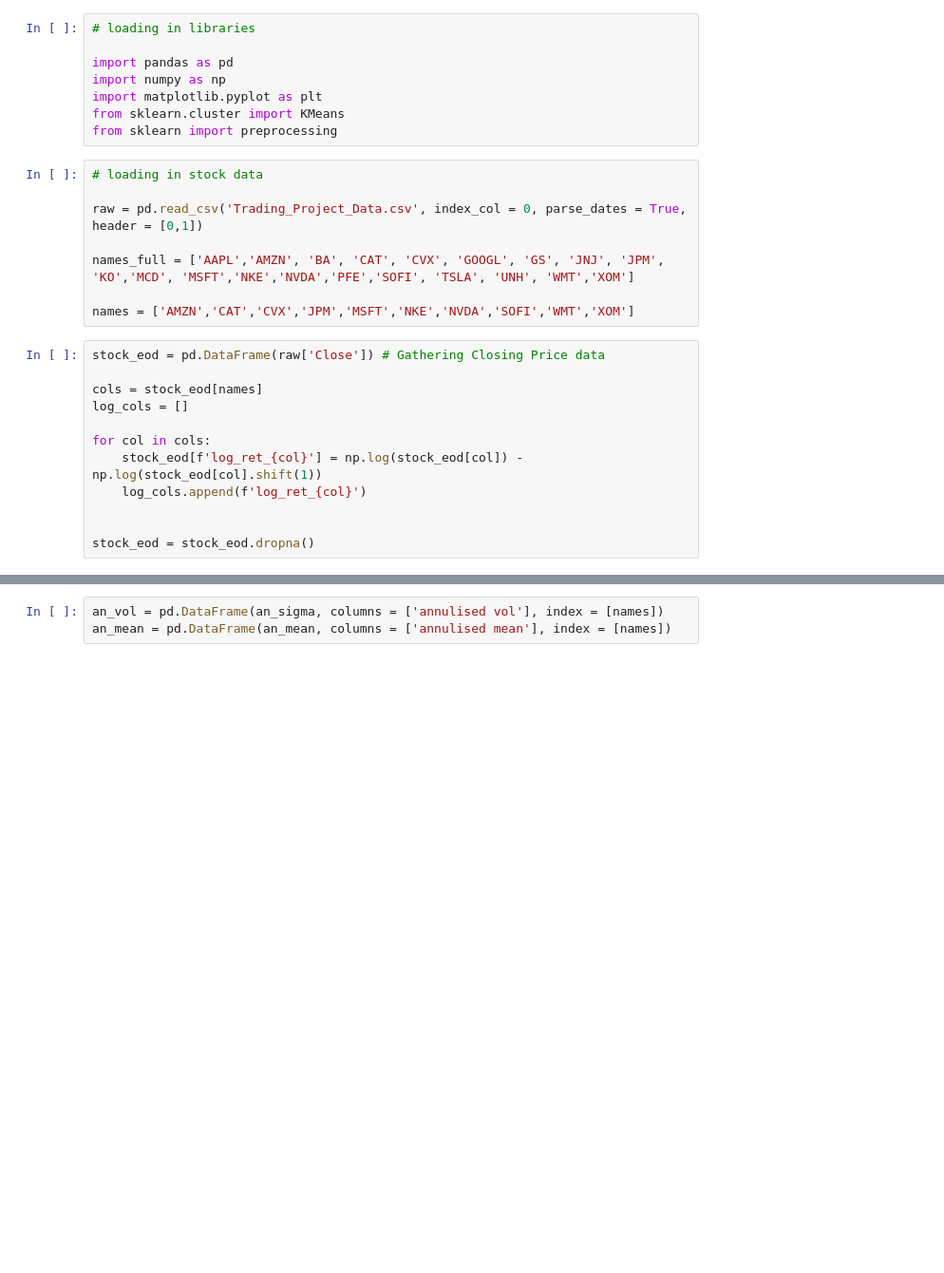
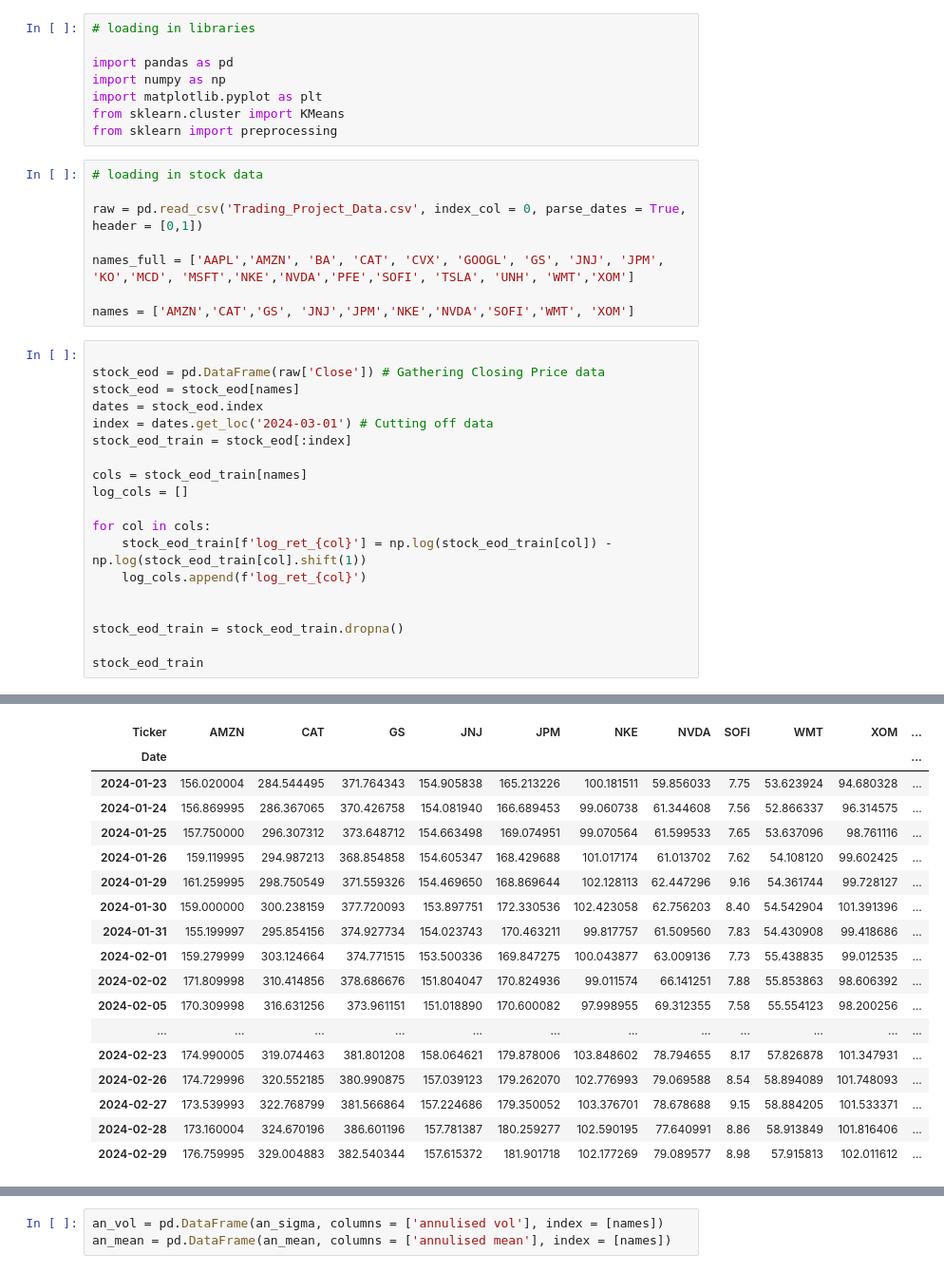
Before and after one commit to SebastianApelgren/AlgorithmicTrading, a Jupyter notebook: stock_selection.ipynb, the cells around one changed output, grey strips where cells are left out. Shown: that part at 95% size. Saved outputs shown, nothing was run; the diff lists cells and outputs as text; blank space fills up the shorter version.

```diff
--- a/stock_selection.ipynb
+++ b/stock_selection.ipynb
@@ -15,16 +15,24 @@ raw = pd.read_csv('Trading_Project_Data.csv', index_col = 0, parse_dates = True,
 
 names_full = ['AAPL','AMZN', 'BA', 'CAT', 'CVX', 'GOOGL', 'GS', 'JNJ', 'JPM', 'KO','MCD', 'MSFT','NKE','NVDA','PFE','SOFI', 'TSLA', 'UNH', 'WMT','XOM']
 
-names = ['AMZN','CAT','CVX','JPM','MSFT','NKE','NVDA','SOFI','WMT','XOM']
+names = ['AMZN','CAT','GS', 'JNJ','JPM','NKE','NVDA','SOFI','WMT', 'XOM']
 # %%
+
 stock_eod = pd.DataFrame(raw['Close']) # Gathering Closing Price data
+stock_eod = stock_eod[names]
+dates = stock_eod.index
+index = dates.get_loc('2024-03-01') # Cutting off data
+stock_eod_train = stock_eod[:index]
 
-cols = stock_eod[names]
+cols = stock_eod_train[names]
 log_cols = []
 
 for col in cols:
-    stock_eod[f'log_ret_{col}'] = np.log(stock_eod[col]) - np.log(stock_eod[col].shift(1))
+    stock_eod_train[f'log_ret_{col}'] = np.log(stock_eod_train[col]) - np.log(stock_eod_train[col].shift(1))
     log_cols.append(f'log_ret_{col}')
 
 
-stock_eod = stock_eod.dropna()
+stock_eod_train = stock_eod_train.dropna()
+
+stock_eod_train
+# %% [output]
@@ -31,2 +56,20 @@ stock_eod = stock_eod.dropna()
+| Ticker | AMZN | CAT | GS | JNJ | JPM | NKE | NVDA | SOFI | WMT | XOM | ... |
+| Date |  |  |  |  |  |  |  |  |  |  | ... |
+| 2024-01-23 | 156.020004 | 284.544495 | 371.764343 | 154.905838 | 165.213226 | 100.181511 | 59.856033 | 7.75 | 53.623924 | 94.680328 | ... |
+| 2024-01-24 | 156.869995 | 286.367065 | 370.426758 | 154.081940 | 166.689453 | 99.060738 | 61.344608 | 7.56 | 52.866337 | 96.314575 | ... |
+| 2024-01-25 | 157.750000 | 296.307312 | 373.648712 | 154.663498 | 169.074951 | 99.070564 | 61.599533 | 7.65 | 53.637096 | 98.761116 | ... |
+| 2024-01-26 | 159.119995 | 294.987213 | 368.854858 | 154.605347 | 168.429688 | 101.017174 | 61.013702 | 7.62 | 54.108120 | 99.602425 | ... |
+| 2024-01-29 | 161.259995 | 298.750549 | 371.559326 | 154.469650 | 168.869644 | 102.128113 | 62.447296 | 9.16 | 54.361744 | 99.728127 | ... |
+| 2024-01-30 | 159.000000 | 300.238159 | 377.720093 | 153.897751 | 172.330536 | 102.423058 | 62.756203 | 8.40 | 54.542904 | 101.391396 | ... |
+| 2024-01-31 | 155.199997 | 295.854156 | 374.927734 | 154.023743 | 170.463211 | 99.817757 | 61.509560 | 7.83 | 54.430908 | 99.418686 | ... |
+| 2024-02-01 | 159.279999 | 303.124664 | 374.771515 | 153.500336 | 169.847275 | 100.043877 | 63.009136 | 7.73 | 55.438835 | 99.012535 | ... |
+| 2024-02-02 | 171.809998 | 310.414856 | 378.686676 | 151.804047 | 170.824936 | 99.011574 | 66.141251 | 7.88 | 55.853863 | 98.606392 | ... |
+| 2024-02-05 | 170.309998 | 316.631256 | 373.961151 | 151.018890 | 170.600082 | 97.998955 | 69.312355 | 7.58 | 55.554123 | 98.200256 | ... |
+| ... | ... | ... | ... | ... | ... | ... | ... | ... | ... | ... | ... |
+| 2024-02-23 | 174.990005 | 319.074463 | 381.801208 | 158.064621 | 179.878006 | 103.848602 | 78.794655 | 8.17 | 57.826878 | 101.347931 | ... |
+| 2024-02-26 | 174.729996 | 320.552185 | 380.990875 | 157.039123 | 179.262070 | 102.776993 | 79.069588 | 8.54 | 58.894089 | 101.748093 | ... |
+| 2024-02-27 | 173.539993 | 322.768799 | 381.566864 | 157.224686 | 179.350052 | 103.376701 | 78.678688 | 9.15 | 58.884205 | 101.533371 | ... |
+| 2024-02-28 | 173.160004 | 324.670196 | 386.601196 | 157.781387 | 180.259277 | 102.590195 | 77.640991 | 8.86 | 58.913849 | 101.816406 | ... |
+| 2024-02-29 | 176.759995 | 329.004883 | 382.540344 | 157.615372 | 181.901718 | 102.177269 | 79.089577 | 8.98 | 57.915813 | 102.011612 | ... |
 # %%
 # Computing Annulised Mean and Stdev
```
Also changed, not shown: parts of 4 cells of this notebook, 1 other file.
